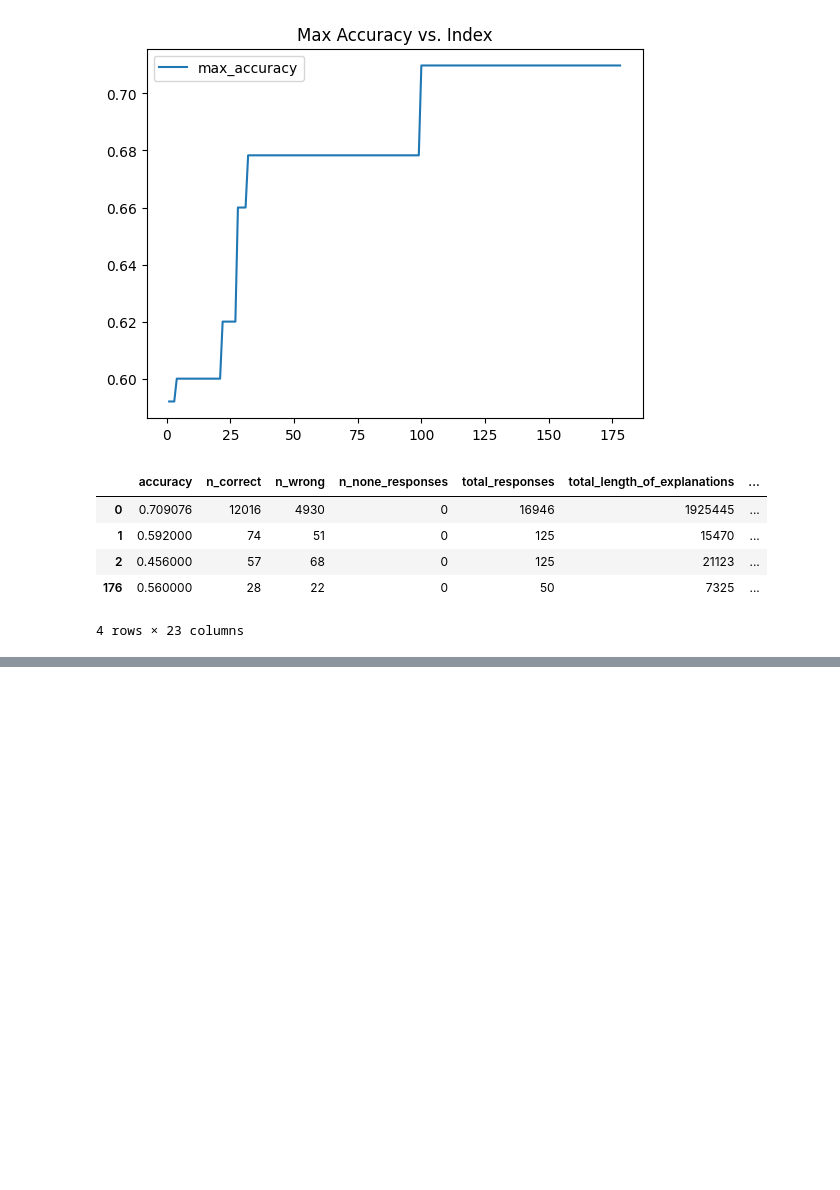
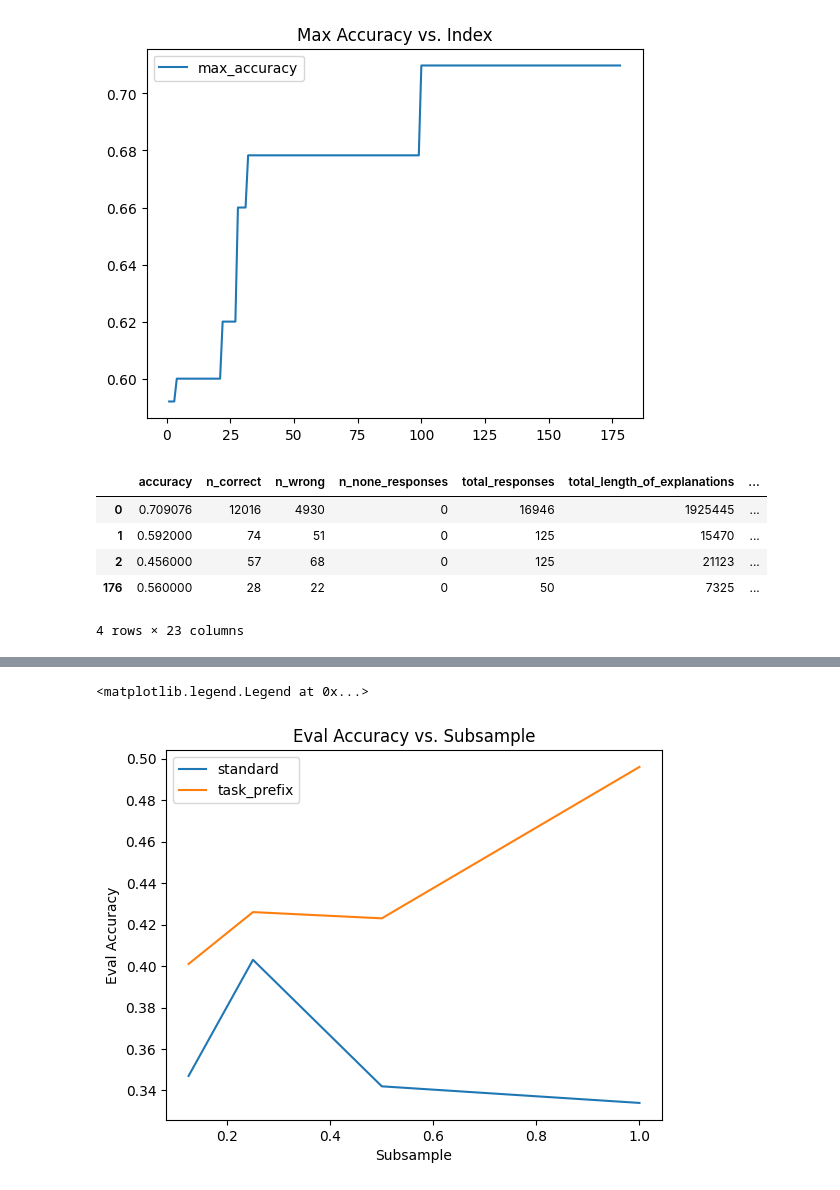
Before and after one commit to lukasvoege/ZeroShot-step-by-step-distillation, a Jupyter notebook: analytics.ipynb, the cells around one changed output, grey strips where cells are left out. Drawn from its saved outputs; the diff is of its cells as text; code cells hidden in the pictures; blank space fills up the shorter version.

```diff
--- a/analytics.ipynb
+++ b/analytics.ipynb
@@ -144,0 +147,3 @@ meta_df[(meta_df["explanation_rate"] > 0.96) & (meta_df["avg_nr_of_words"] < 30)
+# %%
+experiments = pd.read_csv('experiment-tracking/experiment_tracking.csv')
+experiments.head()
@@ -144,0 +157,16 @@ meta_df[(meta_df["explanation_rate"] > 0.96) & (meta_df["avg_nr_of_words"] < 30)
+# %%
+finetuning_subsample = experiments.query("label_type == 'gt'")
+# %%
+filtered_df = finetuning_subsample.query("dataset == 'anli1' and  prompt_mix in [0, 6] and model == 't5-v1_1-base'")
+# %%
+## line plot of eval_acc vs. subsample with two lines, one for mode == standard and one for mode == task_prefix
+fig, ax = plt.subplots()
+filtered_df[filtered_df["mode"] == "standard"].plot.line(x="subsample", y="eval_acc", ax=ax, label="standard")
+filtered_df[filtered_df["mode"] == "task_prefix"].plot.line(x="subsample", y="eval_acc", ax=ax, label="task_prefix")
+ax.set_title("Eval Accuracy vs. Subsample")
+ax.set_ylabel("Eval Accuracy")
+ax.set_xlabel("Subsample")
+ax.legend()
+# %% [output]
+<matplotlib.legend.Legend at 0x...>
+[figure, added]
```
Also changed, not shown: parts of 2 cells of this notebook.
